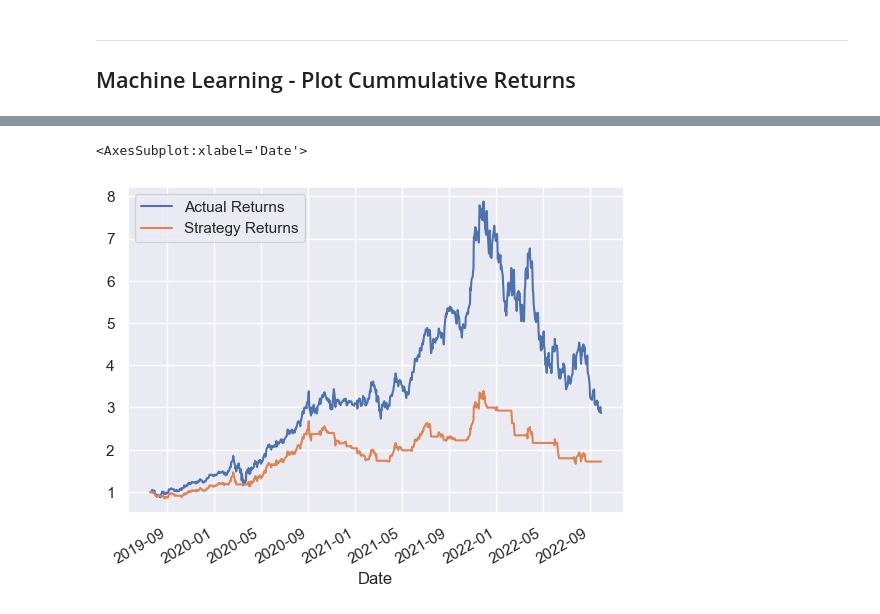
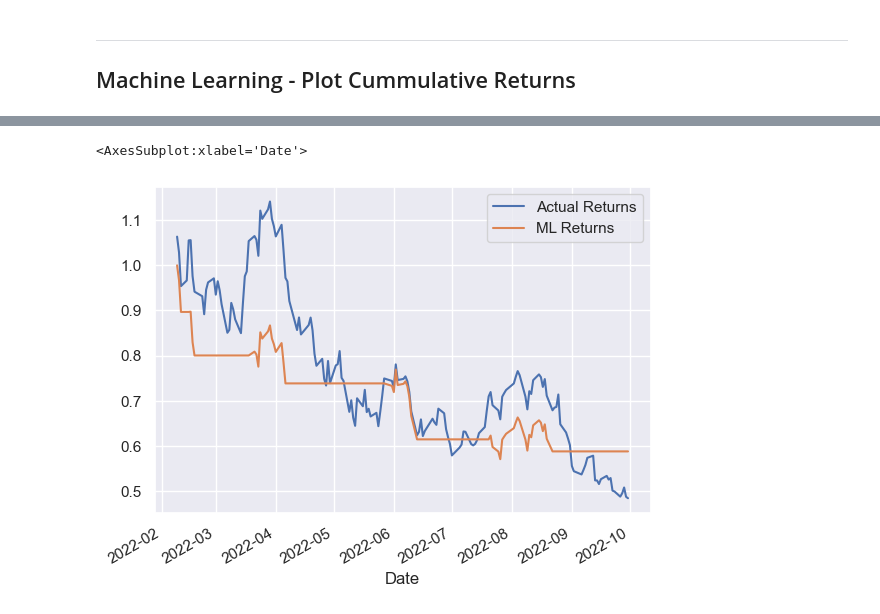
Before and after one commit to jamestan8292/Trading_Bot, a Jupyter notebook: main_ml.ipynb, the cells around one changed output, grey strips where cells are left out. Saved outputs shown, nothing was run; the diff lists cells and outputs as text; code cells hidden in the pictures.

```diff
--- a/main_ml.ipynb
+++ b/main_ml.ipynb
@@ -396,0 +348,9 @@ predictions_df
+# %%
+# Create a new empty predictions DataFrame using code provided below.
+predictions_df = pd.DataFrame(index=X_test.index)
+predictions_df['Predicted Signal'] = pred
+# %%
+# Add in actual returns and calculate trading returns
+predictions_df['Actual Returns'] = df_bt['Actual Returns']
+predictions_df['ML Returns'] = predictions_df['Actual Returns'] * predictions_df['Predicted Signal']
+predictions_df.tail(20)
@@ -397,6 +376,6 @@ predictions_df
 # %%
-# Plot the actual returns versus the strategy returns
-(1 + predictions_df[['Actual Returns', 'Strategy Returns']]).cumprod().plot()
+# Calculate and plot the cumulative returns for the `Actual Returns` and the `Algo Returns`
+(1 + predictions_df[['Actual Returns', 'ML Returns']]).cumprod().plot()
 # %% [output]
 <AxesSubplot:xlabel='Date'>
-[figure, old version]
+[figure, new version]
```
Also changed, not shown: parts of 11 cells of this notebook, 1 other file.
